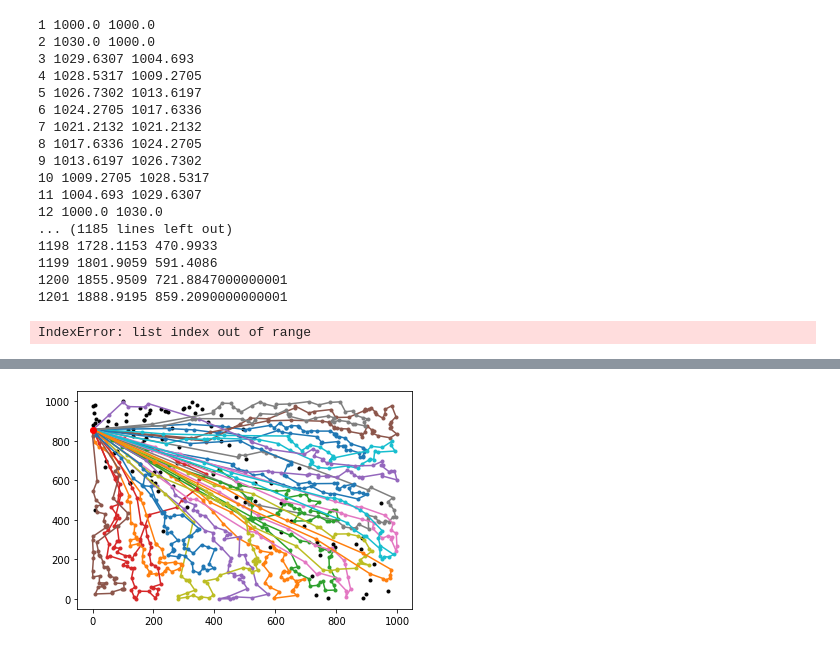
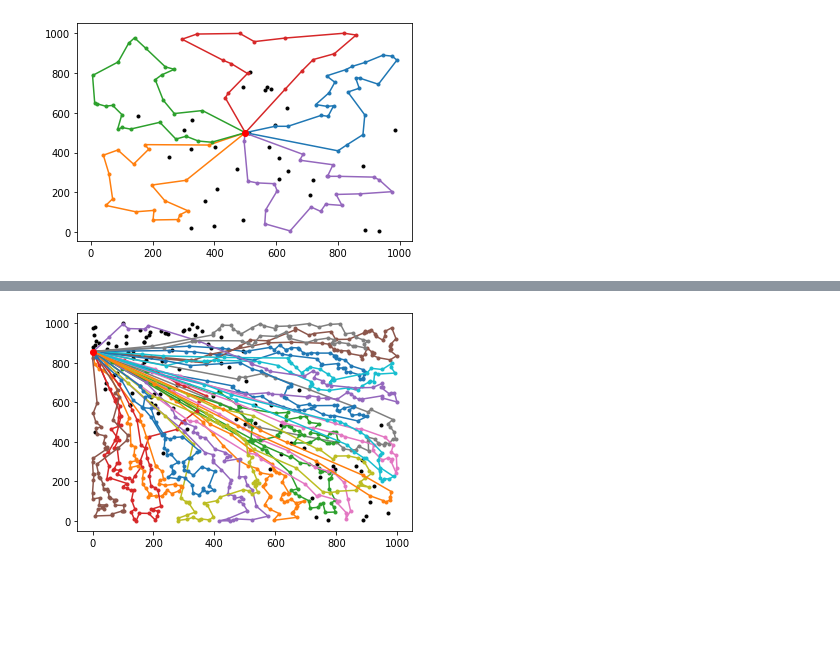
Before and after one commit to glennfeys/HGSD, a Jupyter notebook: notebooks/plotRoutes.ipynb, the cells around one changed output, grey strips where cells are left out. Cells and saved outputs as stored; diff of their text form; code cells hidden in the pictures; blank space fills up the shorter version.

```diff
--- a/notebooks/plotRoutes.ipynb
+++ b/notebooks/plotRoutes.ipynb
@@ -1,32 +1,47 @@
-# %%
-text = open('../../data/Vrp-Set-Li/Li/Li_32.vrp', 'r').read()
-arr = text.split("\n")[:-1]
-here = False
-for a in arr:
-    if a[:18] == "NODE_COORD_SECTION":
-        here = True
-        continue
-    if here:
-        parts = a.split(" ")
-        print(parts[0], eval(parts[1])+1000, eval(parts[2])+1000)
-    if a[:14] == "DEMAND_SECTION":
-        break
-# %% [output]
-1 1000.0 1000.0
-2 1030.0 1000.0
-3 1029.6307 1004.693
-4 1028.5317 1009.2705
-5 1026.7302 1013.6197
-6 1024.2705 1017.6336
-7 1021.2132 1021.2132
-8 1017.6336 1024.2705
-9 1013.6197 1026.7302
-10 1009.2705 1028.5317
-11 1004.693 1029.6307
-12 1000.0 1030.0
-... (1185 lines left out)
-1198 1728.1153 470.9933
-1199 1801.9059 591.4086
-1200 1855.9509 721.8847000000001
-1201 1888.9195 859.2090000000001
-IndexError: list index out of range
+# %%
+import matplotlib.pyplot as plt
+
+# solution we want to evaluate
+sol = open('routes.sol', 'r').read()
+# vrp the solution is from
+vrp = open('../data/Vrp-Set-X/X/X-n139-k10.vrp', 'r').read()
+
+vrp = vrp.split("\n")
+locs = []
+i = 0
+while i < len(vrp):
+    if vrp[i][:18] == "NODE_COORD_SECTION":
+        i += 1
+        while vrp[i][:14] != "DEMAND_SECTION":
+            parts = vrp[i].split()
+            locs.append((float(parts[1]), float(parts[2])))
+            i += 1
+        break
+    i += 1
+
+sol = sol.split("\n")[:-1]
+t_routes = []
+d_routes = []
+
+depot = locs[0]
+
+for route in sol:
+    parts = route.split()
+    r = []
+    for j in range(3, len(parts)):
+        r.append(locs[int(parts[j])])
+
+    if parts[0] == "Drone":
+        d_routes.append(r)
+    else:
+        t_routes.append([depot] + r + [depot])
+
+for i in range(len(t_routes)):
+    plt.plot(*zip(*t_routes[i]), marker=".", zorder=1)
+for i in range(len(d_routes)):
+    plt.scatter(*zip(*d_routes[i]), color="black", marker=".", zorder=1)
+    #plt.plot(*zip(*d_routes[i]), marker=".", zorder=1)
+plt.scatter(*zip(*[depot]), color="red", marker="o", zorder=2)
+plt.show()
+# %% [output]
+[figure, added]
```
Also changed, not shown: parts of 11 cells of this notebook, 46 other files.
